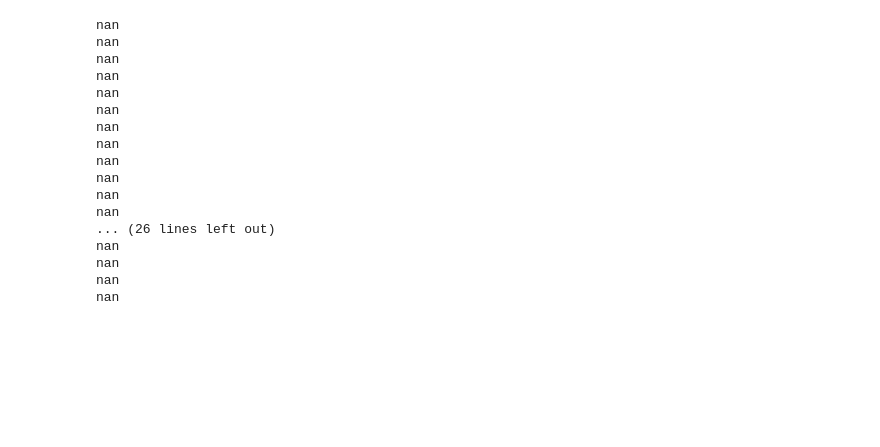
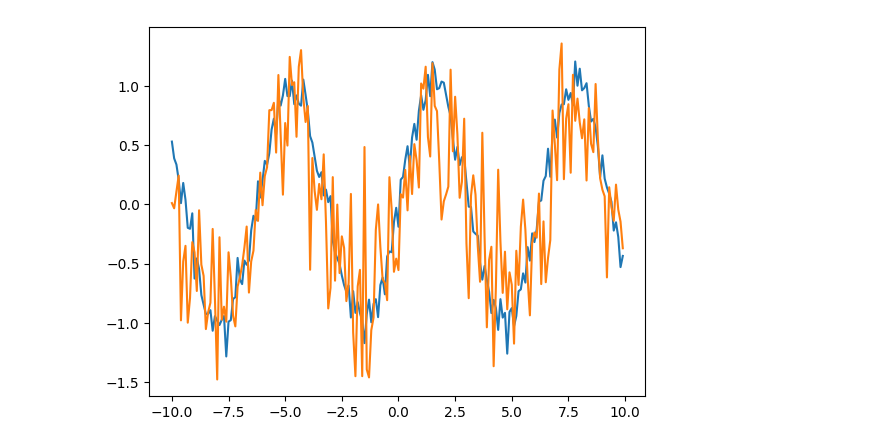
Before and after one commit to THOTHSM/RNN-Scratch, a Jupyter notebook: rnn.ipynb, the cells around one changed output. Cells and saved outputs as stored; diff of their text form; code cells hidden in the pictures; blank space fills up the shorter version.

```diff
--- a/rnn.ipynb
+++ b/rnn.ipynb
@@ -50,10 +50,10 @@ plt.show()
 class Tanh:
     def forward(self,inputs):
         self.inputs = inputs
-        self.outputs = np.tanh(self.inputs)
+        self.output = np.tanh(self.inputs)
 
     def backward(self,dvalues):
-        der = 1-self.outputs**2
+        der = 1-self.output**2
         self.dinputs = np.multiply(der,dvalues)
 
 class RNN:
@@ -84,8 +84,8 @@ class RNN:
         y_hat =self.y_hat
         ht = H[0]
 
-        Activation = self.Activation
-        Act = [Activation for t in range(self.t)]
+
+        Act = [self.Activation for t in range(self.t)]
 
         [Act,H,y_hat]=self.RNN_cell(x_t,ht,Act,H,y_hat)
 
@@ -100,7 +100,7 @@ class RNN:
             xt = xt.reshape(1,1)
             out = np.dot(self.Wx,xt)+np.dot(self.Wh,ht)+self.bias
             Act[t].forward(out)
-            ht = Act[t].outputs
+            ht = Act[t].output
             y_hat_t = np.dot(self.Wy,ht)
 
             H[t+1]=ht
@@ -118,13 +118,14 @@ class RNN:
             self.Act[t].backward(dht)
             dtanh = self.Act[t].dinputs
 
-            self.dWy += np.dot(self.H[t+1],dy).T
+
+            self.dWy     += np.dot(self.H[t+1],dy).T
             self.dWx += np.dot(dtanh,xt)
             self.dWh += np.dot(dtanh,self.H[t].T)
             self.dbias += dtanh
 
-            if t > 0:
-                dht = np.dot(self.Wh, dtanh) + np.dot(self.Wy.T, dvalues[t - 1].reshape(1, 1))
+
+            dht = np.dot(self.Wh, dtanh) + np.dot(self.Wy.T, dy)
 
 
 
@@ -136,19 +137,23 @@ x = x.reshape(len(x),1)
 y = np.sin(x)+0.1*np.random.randn(len(x),1)
 
 r = RNN(x,500,Tanh())
-for i in range(200):
+for i in range(1000):
     r.forward()
     y_hat = r.y_hat
     t=r.t
     H=r.H
 
     dy = y_hat - y
-    L = 0.5*np.dot(dy.T,dy)/t
-    print(float(L))
+    L = np.round(0.5*np.dot(dy.T,dy)/t,4)
+
+    if i%100 == 0:
+        print(f'Loss : {float(L)} ')
+
     r.backward(dy)
-    r.Wh -= 0.001*r.dWh
-    r.Wx  -= 0.001*r.dWx
-    r.Wy -= 0.001*r.dWy
+    r.Wh -= 1e-3*r.dWh
+    r.Wx  -= 1e-3*r.dWx
+    r.Wy -= 1e-5*r.dWy
+    r.bias -= 1e-5*r.dbias
 
 plt.plot(x,y)
 plt.plot(x,y_hat)
@@ -174,17 +172 @@ inf
-nan
-nan
-nan
-nan
-nan
-nan
-nan
-nan
-nan
-nan
-nan
-nan
-... (26 lines left out)
-nan
-nan
-nan
-nan
+[figure, added]
```
Also changed, not shown: parts of 7 cells of this notebook.
